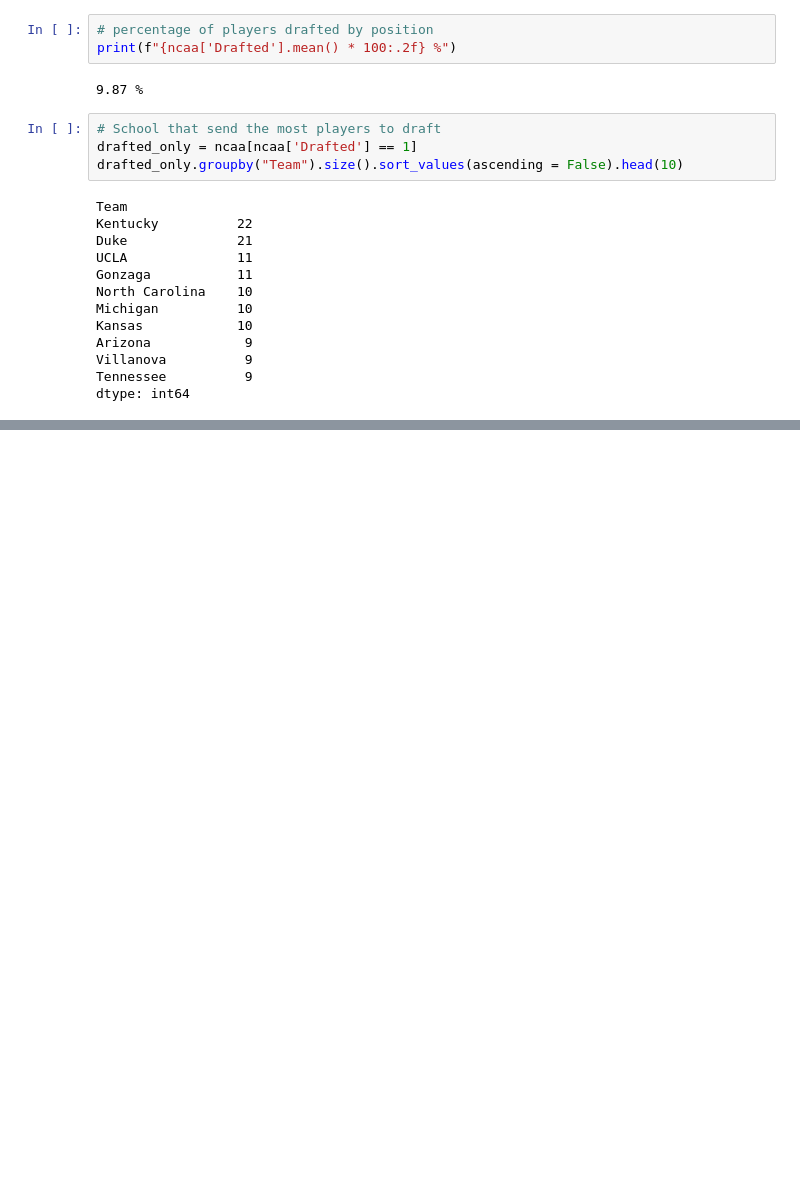
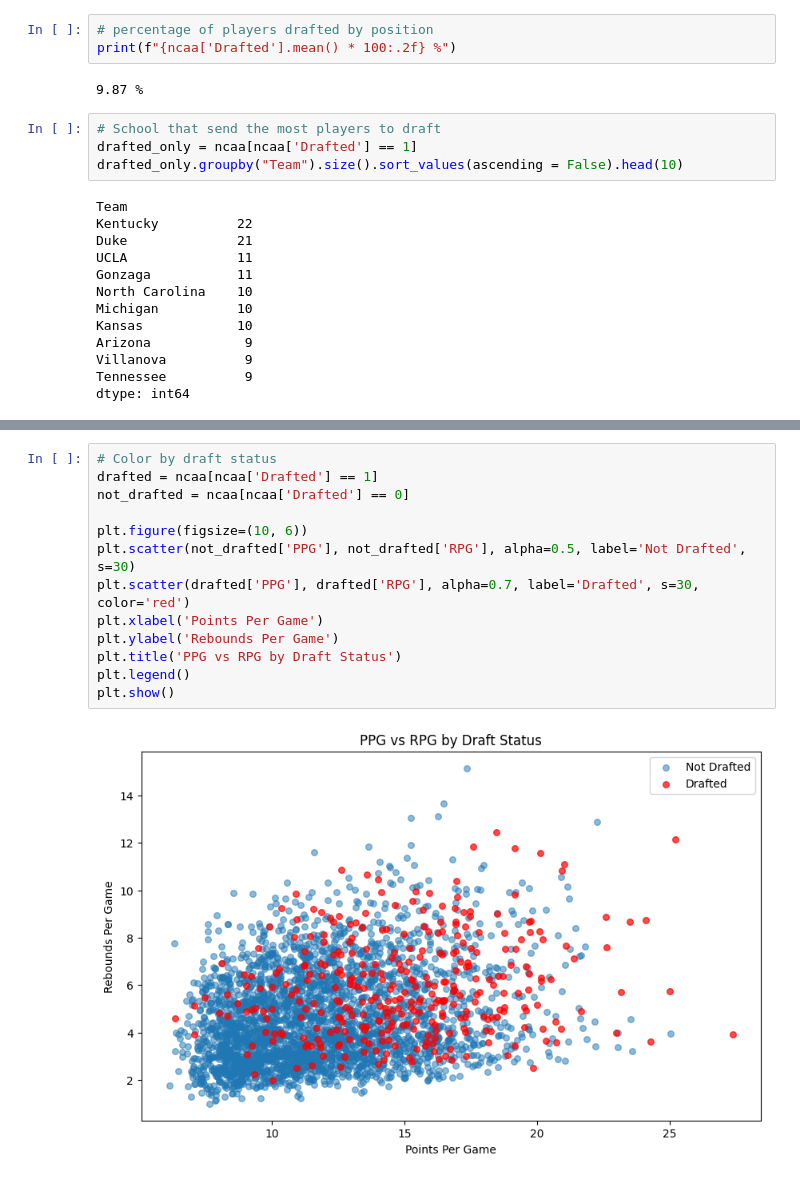
Before and after one commit to MintMena/NBA_Prediction_Model, a Jupyter notebook: Data/EDA.ipynb, the cells around one changed output, grey strips where cells are left out. Saved outputs shown, nothing was run; the diff lists cells and outputs as text; blank space fills up the shorter version.

```diff
--- a/Data/EDA.ipynb
+++ b/Data/EDA.ipynb
@@ -200,0 +217,15 @@ Name: Drafted, dtype: float64
+# %%
+# Color by draft status
+drafted = ncaa[ncaa['Drafted'] == 1]
+not_drafted = ncaa[ncaa['Drafted'] == 0]
+
+plt.figure(figsize=(10, 6))
+plt.scatter(not_drafted['PPG'], not_drafted['RPG'], alpha=0.5, label='Not Drafted', s=30)
+plt.scatter(drafted['PPG'], drafted['RPG'], alpha=0.7, label='Drafted', s=30, color='red')
+plt.xlabel('Points Per Game')
+plt.ylabel('Rebounds Per Game')
+plt.title('PPG vs RPG by Draft Status')
+plt.legend()
+plt.show()
+# %% [output]
+[figure, added]
```
Also changed, not shown: parts of 7 cells of this notebook.
